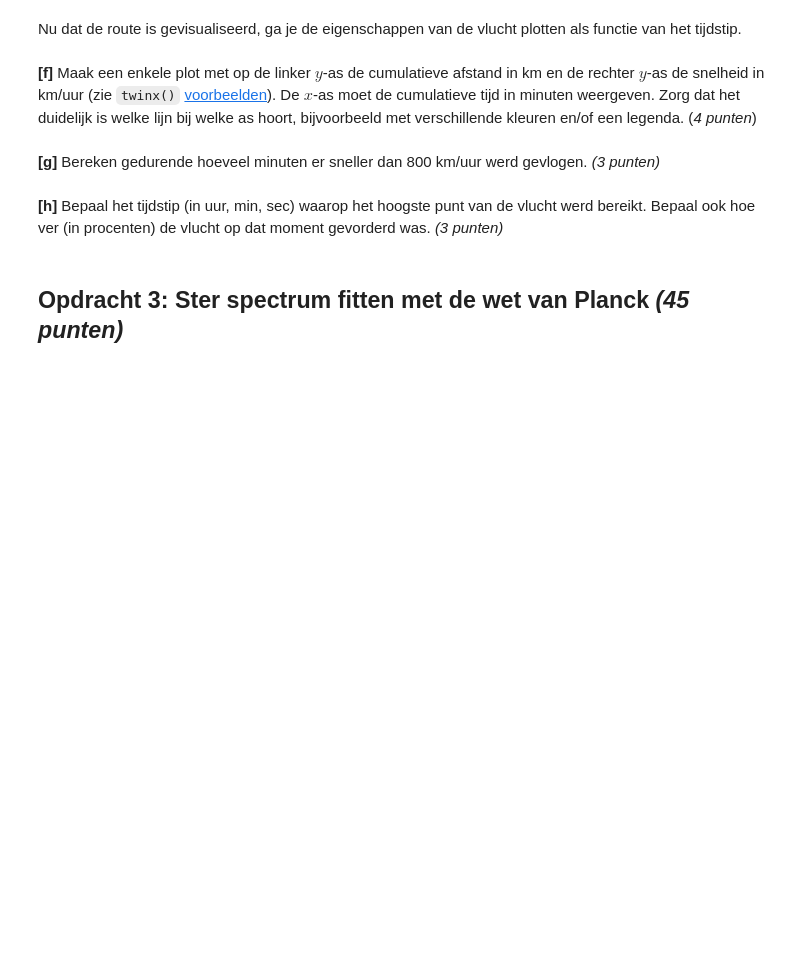
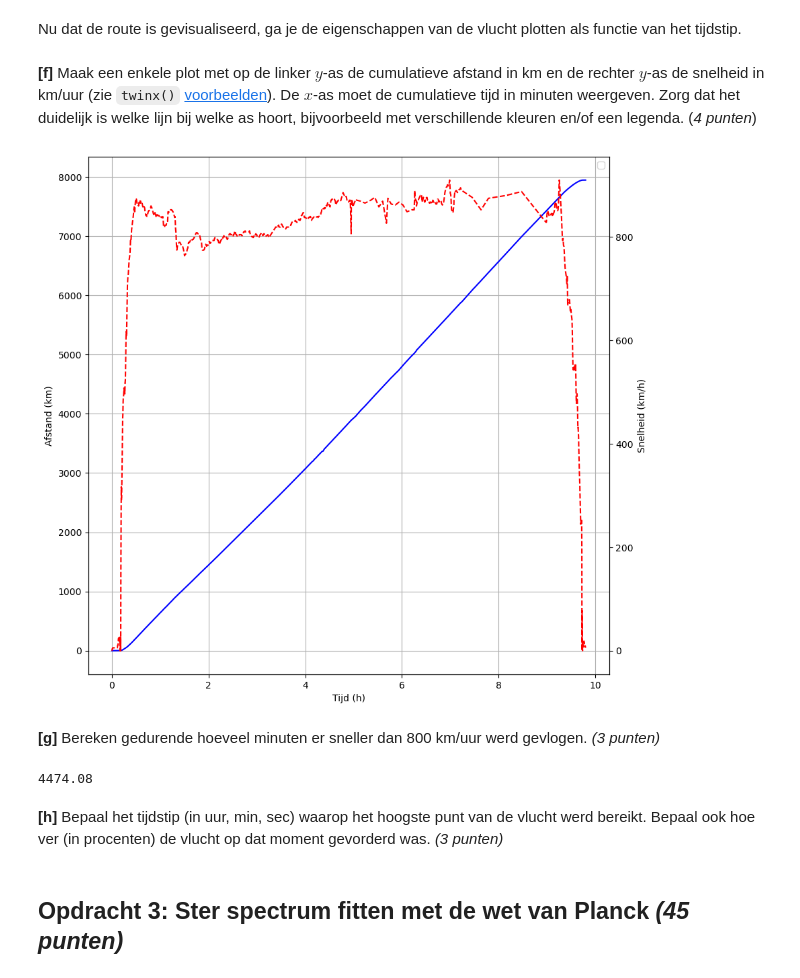
Before and after one commit to TheCaspeer/Universiteit-Leiden, a Jupyter notebook: PM mod4/Huiswerk4.ipynb, the cells around one changed output. Drawn from its saved outputs; the diff is of its cells as text; code cells hidden in the pictures; blank space fills up the shorter version.

```diff
--- a/PM mod4/Huiswerk4.ipynb
+++ b/PM mod4/Huiswerk4.ipynb
@@ -323,9 +322,14 @@ Aantal NaNs in longitude: 0
 from astropy import constants as c
 straal_aarde = c.R_earth.value  # (meter)
 
-cum_time = np.cumsum(utc_floats-utc_floats[0])*1e-3  # Cumulative time starting from zero
-cum_distance = np.zeros_like(latitude)  # Initialize cumulative distance array
-for i in range(1, len(latitude)):
+# Initializing arrays with 0 to prevent indexing and assignment errors
+cum_time = np.zeros_like(utc_floats)
+cum_distance = np.zeros_like(latitude)
+for i in range(1, len(latitude)): # len(latitude) is arbitraliry chosen, len(utc_floats) would work as well
+
+    # determining cumulative time
+    dt = utc_floats[i] - utc_floats[i-1]
+    cum_time[i] = cum_time[i-1] + dt
 
     # Determining the difference in angle (in radians) between two consecutive points
     d_lat = np.radians(latitude[i] - latitude[i-1])
@@ -338,7 +342,3 @@ for i in range(1, len(latitude)):
 
     # add to arr
     cum_distance[i] = cum_distance[i-1] + distance
-
-
-print(f"Cummulative time (seconds): {cum_time}")
-print(f"Cummulative disctance (km) {cum_distance}")
@@ -396,11 +416,33 @@ Nu dat de route is gevisualiseerd, ga je de eigenschappen van de vlucht plotten
 # %% [markdown]
 **[f]** Maak een enkele plot met op de linker $y$-as de cumulatieve afstand in km en de rechter $y$-as de snelheid in km/uur (zie `twinx()` [voorbeelden](https://www.geeksforgeeks.org/matplotlib-axes-axes-twinx-in-python/)). De $x$-as moet de cumulatieve tijd in minuten weergeven. Zorg dat het duidelijk is welke lijn bij welke as hoort, bijvoorbeeld met verschillende kleuren en/of een legenda. (*4 punten*)
 # %%
-# ...
+fig, ax1 = plt.subplots(figsize=(10,10))
+
+ax1.plot(cum_time/3600,cum_distance,color="blue",linestyle="solid")
+ax1.set_ylabel("Afstand (km)")
+ax1.set_xlabel("Tijd (h)")
+ax1.grid(True)
+
+
+ax2 = ax1.twinx()
+
+ax2.plot(cum_time/3600,speed*1.852,color="red",linestyle="dashed") # using 1 knot = 1.852km/h
+ax2.set_ylabel("Snelheid (km/h)")
+
+plt.legend()
+plt.show()
+# %% [output]
+[figure, added]
 # %% [markdown]
 **[g]** Bereken gedurende hoeveel minuten er sneller dan 800 km/uur werd gevlogen. *(3 punten)*
 # %%
-# ...
+time_above_800kmh = np.sum(np.where(speed*1.852 > 800))/60
+# finds the amount of seconds where the array has a value above 800kmh (converting value first) and sums these.
+# Then converts from minutes to seconds
+print(f"{time_above_800kmh:.2f}")
+# werkt niet
+# %% [output]
+4474.08
 # %% [markdown]
 **[h]** Bepaal het tijdstip (in uur, min, sec) waarop het hoogste punt van de vlucht werd bereikt. Bepaal ook hoe ver (in procenten) de vlucht op dat moment gevorderd was. *(3 punten)*
 # %%
```
Also changed, not shown: parts of 5 cells of this notebook.
